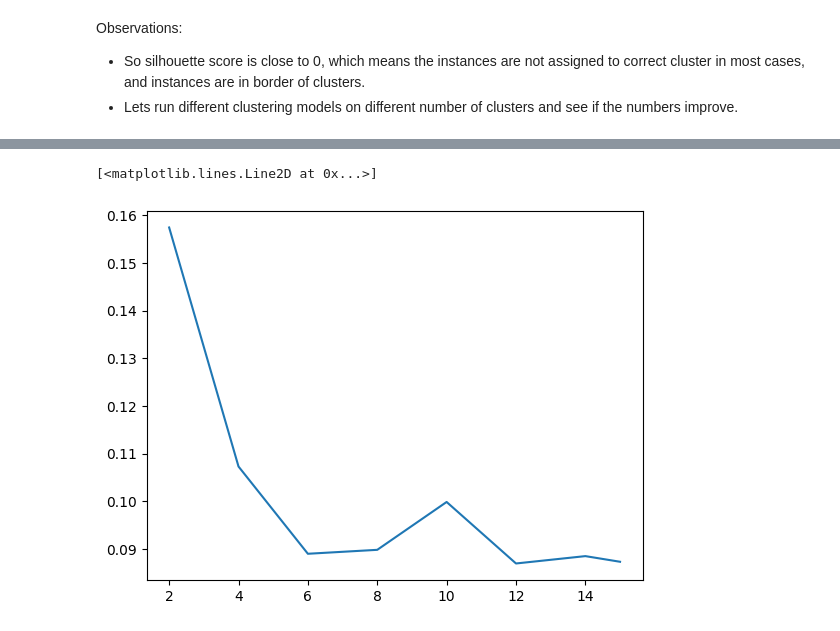
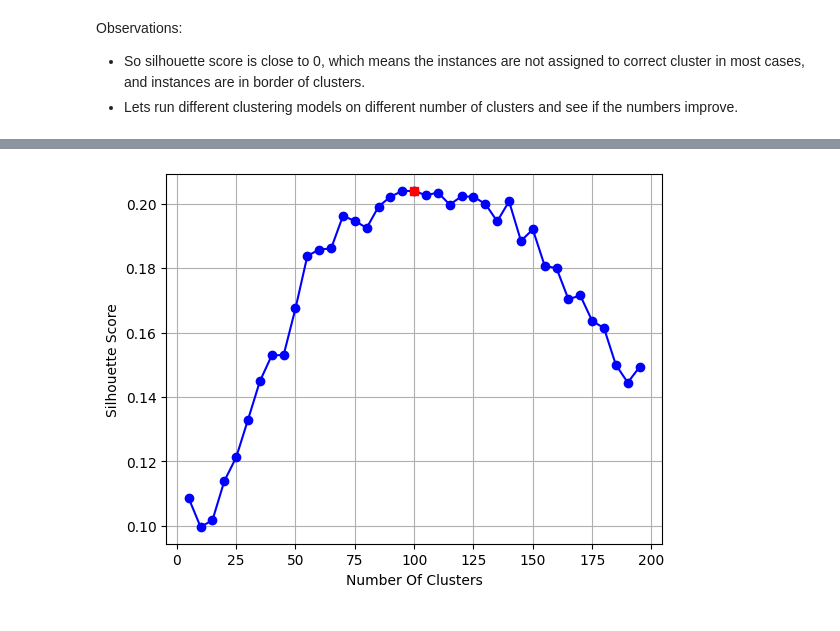
Before and after one commit to gaurangdave/unsupervised_learning, a Jupyter notebook: notebooks/03_homl_exercises.ipynb, the cells around one changed output, grey strips where cells are left out. Cells and saved outputs as stored; diff of their text form; code cells hidden in the pictures.

Commit message:
experimented with KMeans clustering and classification models

```diff
--- a/notebooks/03_homl_exercises.ipynb
+++ b/notebooks/03_homl_exercises.ipynb
@@ -149,3 +93,26 @@ Name: count, dtype: float64
+# %%
+from sklearn.model_selection import StratifiedShuffleSplit
+
+
+ss = StratifiedShuffleSplit(n_splits=1, test_size=40, random_state=42)
+train_valid_idx, test_idx = next(ss.split(data_X,data_y))
+
+train_valid_X = data_X[train_valid_idx]
+train_valid_y = data_y[train_valid_idx]
+
+test_X = data_X[train_valid_idx]
+test_y = data_y[train_valid_idx]
+
+## split valid again into training datasaet.
+
+ss = StratifiedShuffleSplit(n_splits=1, test_size=80, random_state=43)
+train_idx, valid_idx = next(ss.split(train_valid_X,train_valid_y))
+
+train_X = train_valid_X[train_idx]
+train_y = train_valid_y[train_idx]
+
+valid_X = train_valid_X[valid_idx]
+valid_y = train_valid_y[valid_idx]
 # %% [markdown]
 ## Clustering Using KMeans
 # %%
@@ -247,11 +214,12 @@ Observations:
 * So silhouette score is close to 0, which means the instances are not assigned to correct cluster in most cases, and instances are in border of clusters.
 * Lets run different clustering models on different number of clusters and see if the numbers improve.
 # %%
-num_of_clusters = [2,4,6,8,10,12,14,15]
+num_of_clusters = range(5,200,5)
 cluster_performance = {
     "cluster_count" : [],
     "silhouette_score" : [],
-    "inertia":[]
+    "inertia":[],
+    "models":[]
 }
 
 for cluster_count in num_of_clusters:
@@ -265,6 +233,5 @@ for cluster_count in num_of_clusters:
     cluster_performance["cluster_count"].append(cluster_count)
     cluster_performance["silhouette_score"].append(sil_score)
     cluster_performance["inertia"].append(inertia_score)
-
-cluster_performance
+    cluster_performance["models"].append(kmeans)
 # %% [output]
@@ -296,8 +255,15 @@ Training took 0.4525787830352783s
 # %%
 import matplotlib.pyplot as plt
 ## lets plot to get more info
+best_score_idx = np.argmax(cluster_performance["silhouette_score"])
+optimum_clusters = cluster_performance["cluster_count"][best_score_idx]
+best_score = cluster_performance["silhouette_score"][best_score_idx]
 
-plt.plot(cluster_performance["cluster_count"], cluster_performance["silhouette_score"])
+plt.plot(cluster_performance["cluster_count"], cluster_performance["silhouette_score"],"bo-")
+plt.xlabel("Number Of Clusters")
+plt.ylabel("Silhouette Score")
+plt.plot(optimum_clusters,best_score,"rs")
+plt.grid()
+plt.show()
 # %% [output]
-[<matplotlib.lines.Line2D at 0x...>]
-[figure, old version]
+[figure, new version]
```
Also changed, not shown: parts of 64 cells of this notebook.
